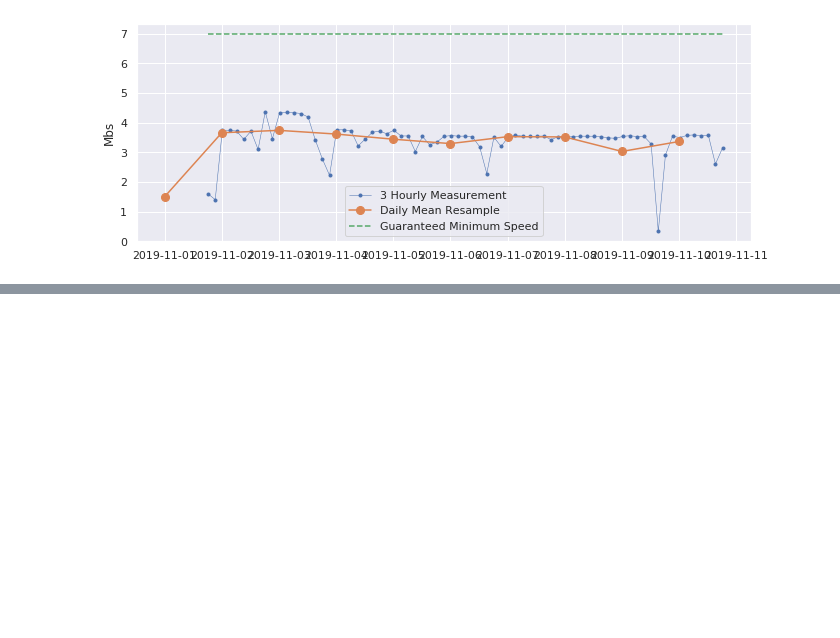
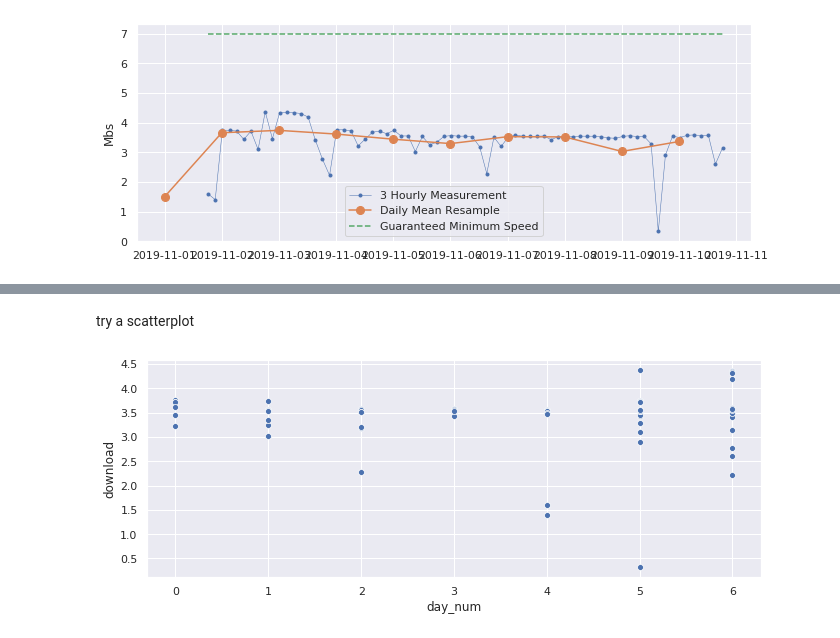
Before and after one commit to speccy-benji/speedtest, a Jupyter notebook: speedtest_analyse.ipynb, the cells around one changed output, grey strips where cells are left out. Drawn from its saved outputs; the diff is of its cells as text; code cells hidden in the pictures; blank space fills up the shorter version.

```diff
--- a/speedtest_analyse.ipynb
+++ b/speedtest_analyse.ipynb
@@ -80,0 +111,7 @@ ax.legend();
+# %% [markdown]
+try a scatterplot
+# %%
+df['day_num']=df.index.dayofweek
+ax = sns.scatterplot(x='day_num',y='download', data=df)
+# %% [output]
+[figure, added]
```
Also changed, not shown: parts of 6 cells of this notebook.
